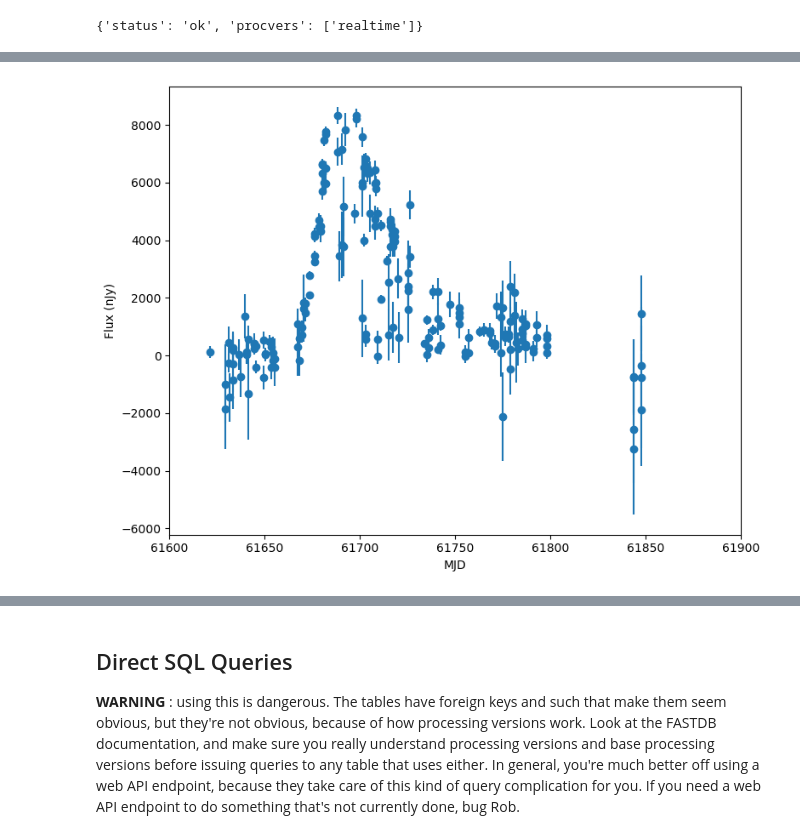
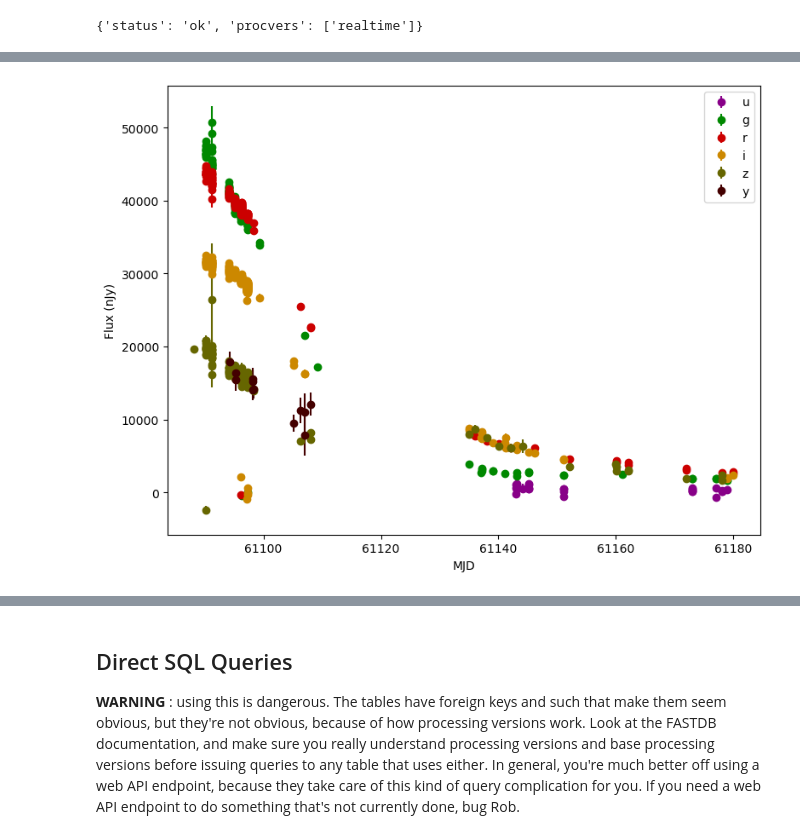
Before and after one commit to LSSTDESC/FASTDB, a Jupyter notebook: examples/using_fastdb_client.ipynb, the cells around one changed output, grey strips where cells are left out. Saved outputs shown, nothing was run; the diff lists cells and outputs as text; code cells hidden in the pictures.

```diff
--- a/examples/using_fastdb_client.ipynb
+++ b/examples/using_fastdb_client.ipynb
@@ -120,10 +75,7 @@ from matplotlib import pyplot
 # The other alternative is just to use the name you set up in your ~/.fastdb.ini file (described above).
 #   that's what I do here.
 
-fdb = FASTDBClient( "rknop-dev" )
-
-##### HACK ALERT
-fdb.retries = 0
+fdb = FASTDBClient( "production" )
 # %% [markdown]
 ## WEB API Endpoints
 
@@ -141,15 +93,31 @@ print( res )
 # endpoint.  Give it the processing version and the diaobjectid as additional slash-separated
 # url components.
 t0 = time.perf_counter()
-ltcvdict = fdb.post( "/ltcv/getltcv/realtime/5181140" )
+ltcvdict = fdb.post( "/ltcv/getltcv/realtime/afb5ffc4-ad4c-4ec5-b230-d8d3f1dd77f4", json={"return_object_info": True} )
 print( f"/ltcv/getltcv took {time.perf_counter()-t0:.2f} seconds" )
 
-# The dictionary you get back has keys 'status', 'objectinfo' and 'ltcv':
+# The dictionary you get back has two keys: 'objectinfo' and 'ltcv':
 print( f"Got back ltcvdict with keys {ltcvdict.keys()}" )
 
 objinfo = { k: v for k, v in ltcvdict.items() if k != 'ltcv' }
 print( f"Object info: {json.dumps( objinfo, indent=4 )}" )
 
-ltcv = pandas.DataFrame( ltcvdict['ltcv'] )
-ltcv
+# The 'ltcv' dictionary has a key 'rootid' which will have a single string value
+#   (the "root id" of the diaobject, which is what you should always use when
+#   communicating with FASTDB, as lsst-supplied diaobjectid values are fraught).
+#   It then has several other keys, each of which points to a list, all of the
+#   same length.  These give you the lightcurve.
+ltcv = ltcvdict['ltcv']
+print( f"ltcvdict['ltcvs'] has keys: {ltcv.keys()}" )
+
+# PANDAS WARNING
+# Pandas does not natively have a data type that can handle bot integers and None values.  Some of the columns
+#   are object ids that are 64-bit integers, but that have Nones in the columns.  If you feed this directly
+#   to pandas, it will "helpfully" convert the column to 64-bit floats, which will destroy the 64-bit
+#   ids!  The workaround is to always make pandas dataframes by making pyarrow tables first.
+
+rootid = ltcv['rootid']
+del ltcv['rootid']
+ltcvdf = pyarrow.Table.from_pydict( ltcv ).to_pandas( types_mapper=pandas.ArrowDtype )
+ltcvdf
 # %% [output]
@@ -186,12 +150,23 @@ Object info: {
 # %%
+colors = { 'u': '#880088',
+           'g': '#008800',
+           'r': '#cc0000',
+           'i': '#cc8800',
+           'z': '#666600',
+           'y': '#440000' }
+if set(colors.keys()) != set(ltcvdf.band.unique()):
+    raise RuntimeError( "Wrong colors" )
 fig = pyplot.figure( figsize=(8,6), layout='tight' )
 ax = fig.add_subplot( 1, 1, 1 )
-ax.errorbar( ltcv.mjd, ltcv.flux, ltcv.fluxerr, linestyle='none', marker='o' )
+for band in colors.keys():
+    subltcvdf = ltcvdf[ ltcvdf.band == band ]
+    ax.errorbar( subltcvdf.mjd, subltcvdf.flux, subltcvdf.fluxerr, linestyle='none', marker='o', color=colors[band], label=band )
 ax.set_xlabel( "MJD" )
 ax.set_ylabel( "Flux (nJy)" )
-ax.set_xlim( 61600, 61900 )
+ax.legend()
+#ax.set_xlim( 61600, 61900 )
 fig.show()
 pyplot.show()
 # %% [output]
-[figure, old version]
+[figure, new version]
 # %%
```
Also changed, not shown: parts of 12 cells of this notebook, 7 other files.
